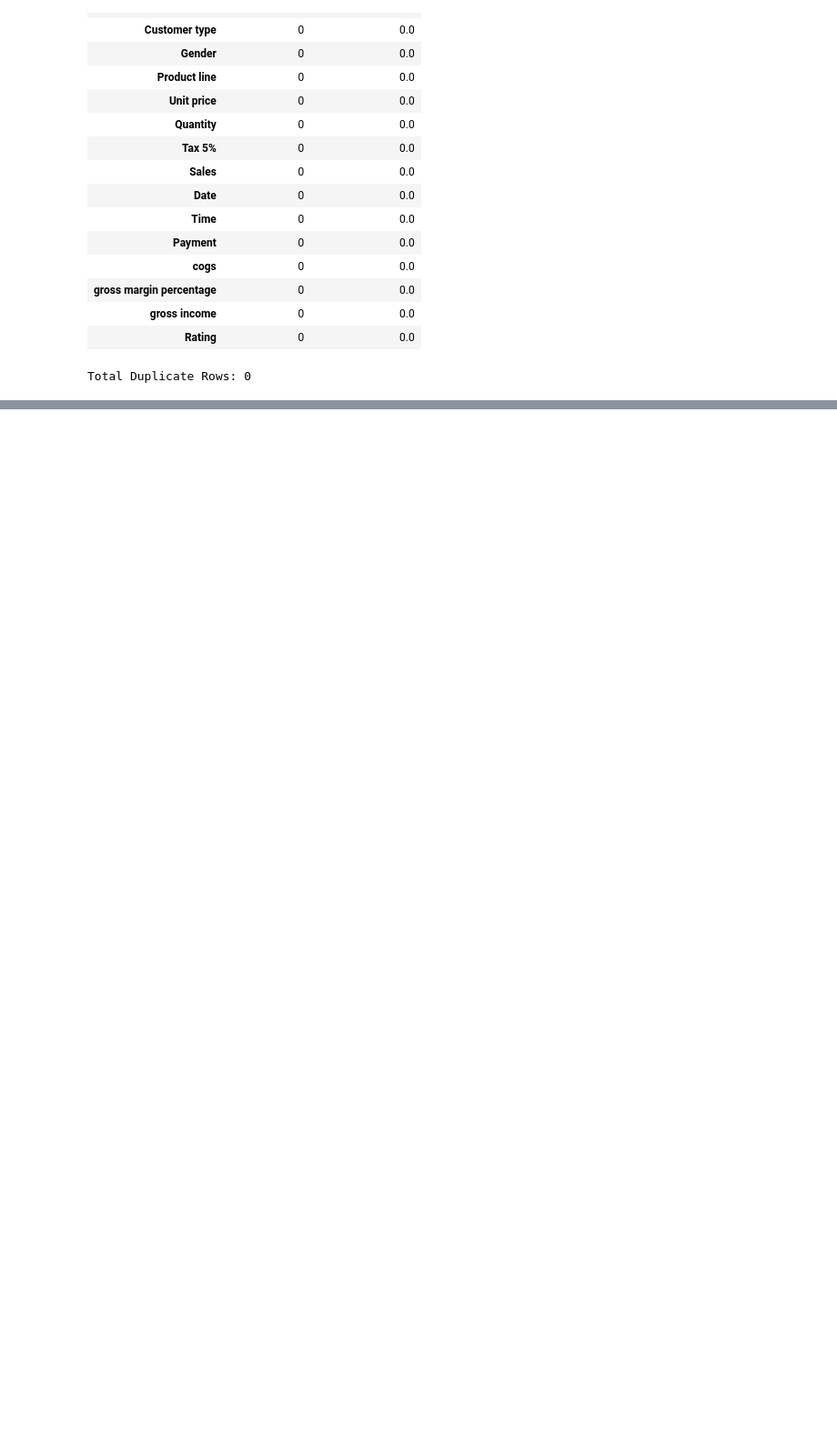
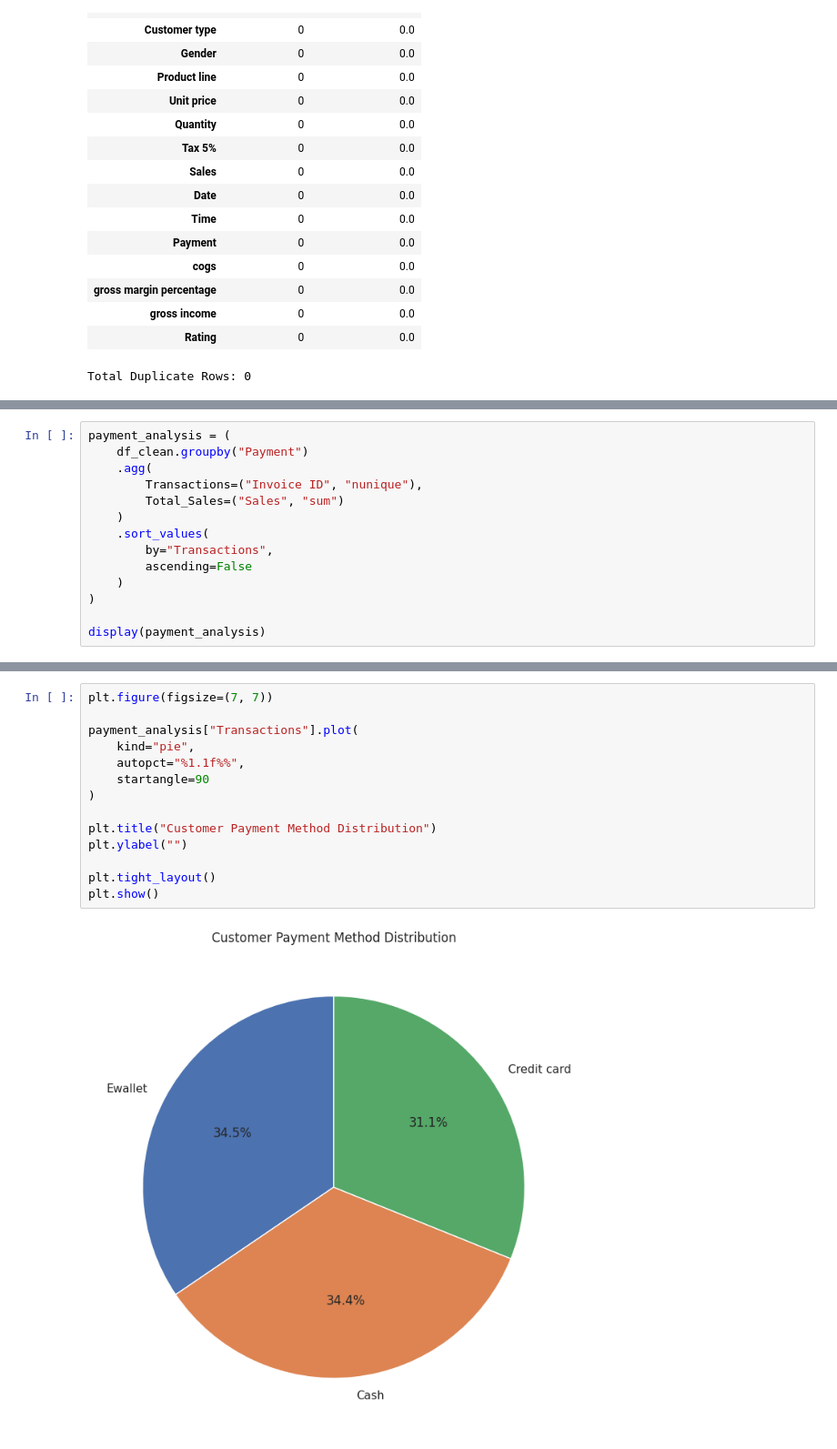
Before and after one commit to Aryan-kumar23/supermarket-sales-analysis, a Jupyter notebook: notebooks/01_sales_analysis.ipynb, the cells around one changed output, grey strips where cells are left out. Shown at 91% size. Drawn from its saved outputs; the diff is of its cells as text; blank space fills up the shorter version.

```diff
--- a/notebooks/01_sales_analysis.ipynb
+++ b/notebooks/01_sales_analysis.ipynb
@@ -260,0 +621,14 @@ Total Duplicate Rows: 0
+# %%
+payment_analysis = (
+    df_clean.groupby("Payment")
+    .agg(
+        Transactions=("Invoice ID", "nunique"),
+        Total_Sales=("Sales", "sum")
+    )
+    .sort_values(
+        by="Transactions",
+        ascending=False
+    )
+)
+
+display(payment_analysis)
@@ -260,0 +641,16 @@ Total Duplicate Rows: 0
+# %%
+plt.figure(figsize=(7, 7))
+
+payment_analysis["Transactions"].plot(
+    kind="pie",
+    autopct="%1.1f%%",
+    startangle=90
+)
+
+plt.title("Customer Payment Method Distribution")
+plt.ylabel("")
+
+plt.tight_layout()
+plt.show()
+# %% [output]
+[figure, added]
```
Also changed, not shown: parts of 25 cells of this notebook.
